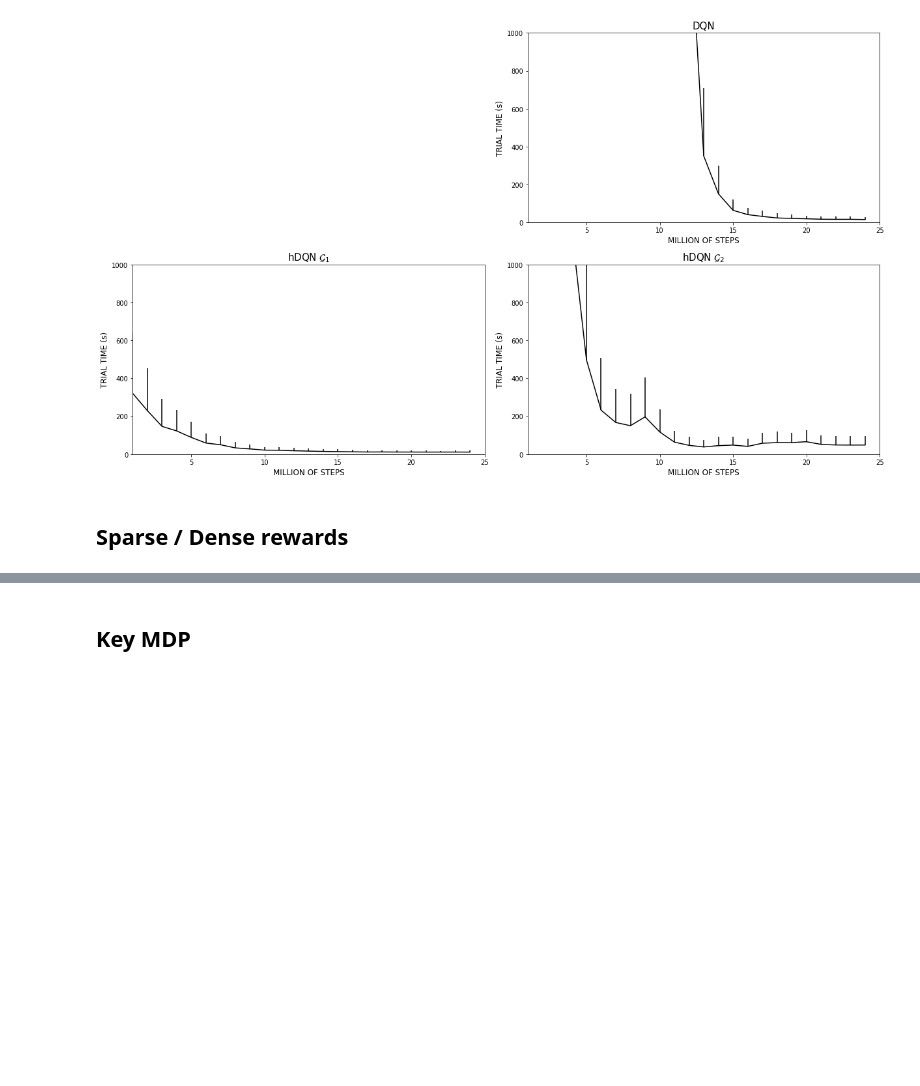
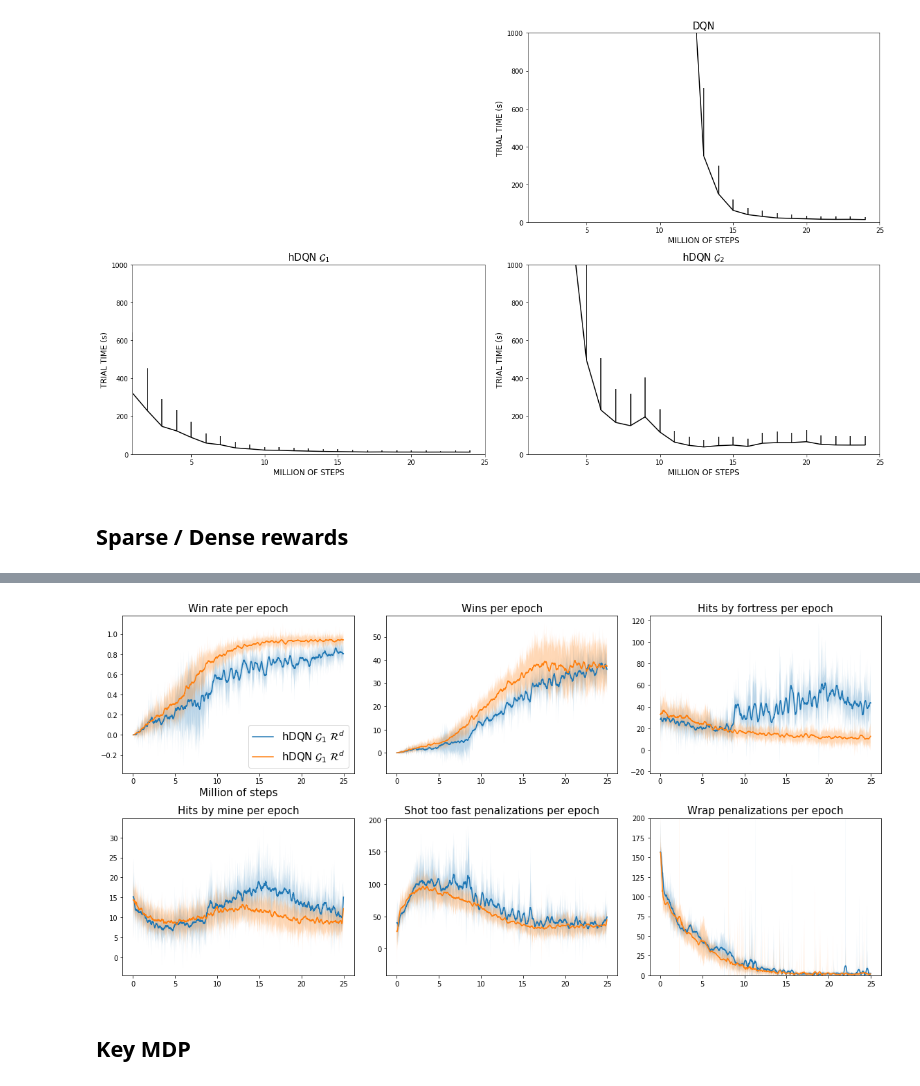
Before and after one commit to hipoglucido/Hierarchical-DRL-Tensorflow, a Jupyter notebook: plots.ipynb, the cells around one changed output, grey strips where cells are left out. Cells and saved outputs as stored; diff of their text form; code cells hidden in the pictures; blank space fills up the shorter version.

```diff
--- a/plots.ipynb
+++ b/plots.ipynb
@@ -350,3 +509,42 @@ sr1
+# %%
+ignore_keys = [
+    'mc_steps',
+    'avg_secs_to_win',
+    'mine_hits',
+    'fortress_hits',
+    'c_avg_goal_success'
+
+]
+columns = 3
+rows = 2
+total_figures = columns * rows
+plt.figure(figsize = (16, 8))
+plot_pos = 0
+for i, datas in enumerate(datass):
+    scalar_key = datas[0]['scalar_key']
+    if scalar_key  in ignore_keys:
+        continue
+    plot_pos += 1
+    #plt.subplot(rows, columns, plot_pos)
+    title = scalar_key
+    plt.subplot(rows, columns, plot_pos)
+    title = title.replace('_', ' ').capitalize() + ' per epoch'
+    if scalar_key == 'wrap_penalizations':
+        plt.ylim([0, 200])
+    plt.title(title, fontsize = fontsize)
+
+    for data in datas:
+        label = 'hDQN $\mathcal{G}_%d\ \mathcal{R}^%s$' % (gg, R)
+
+        custom_subplot(data, label, time = 0)#, time = 0, logscale = False, color = color)
+    if plot_pos == 1:
+        plt.legend(fontsize = fontsize)
+        plt.xlabel('Million of steps', fontsize = fontsize)
+plt.tight_layout()
+plt.savefig('gg1_dense_sparse')
+plt.show()
+# %% [output]
+[figure, added]
 # %% [markdown]
 ## Key MDP
 # %%
```
Also changed, not shown: parts of 13 cells of this notebook.
